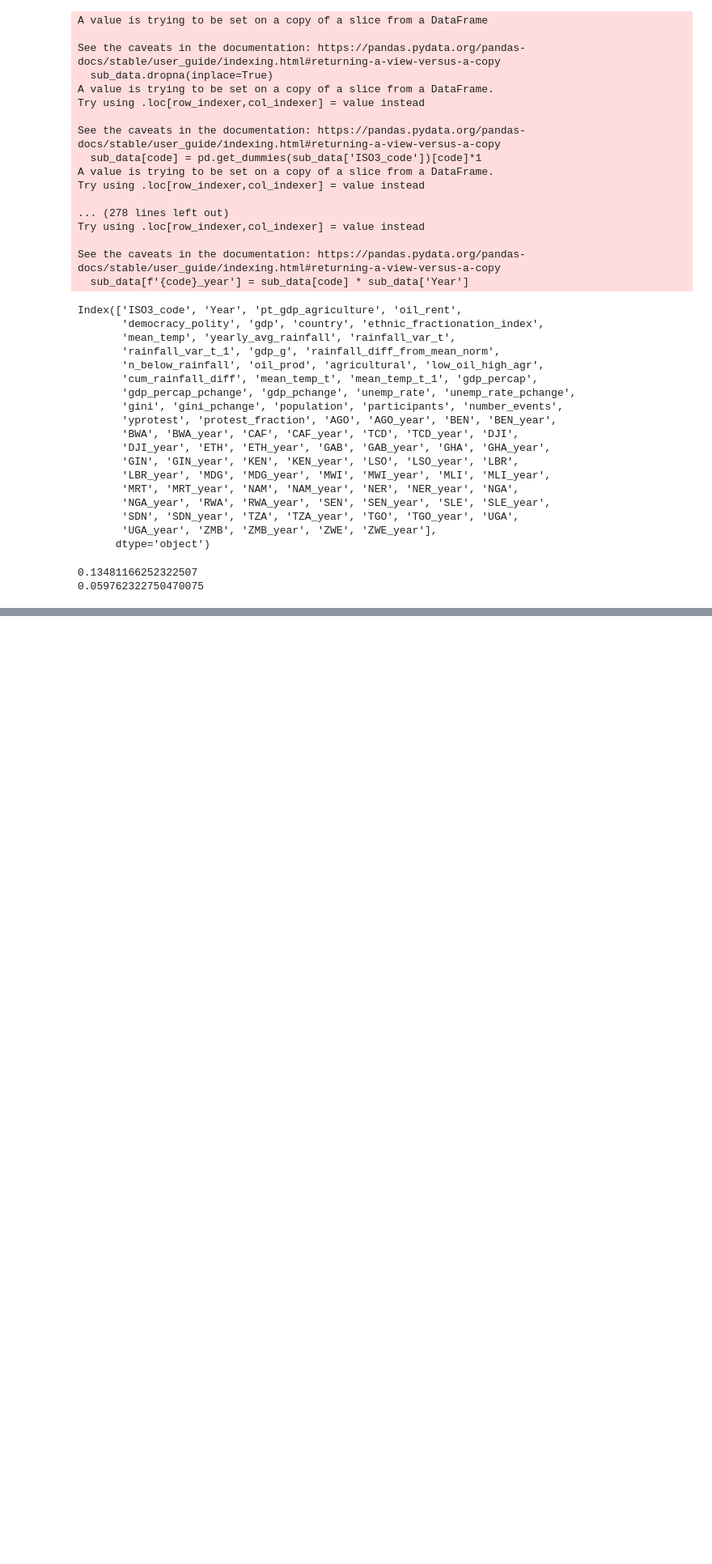
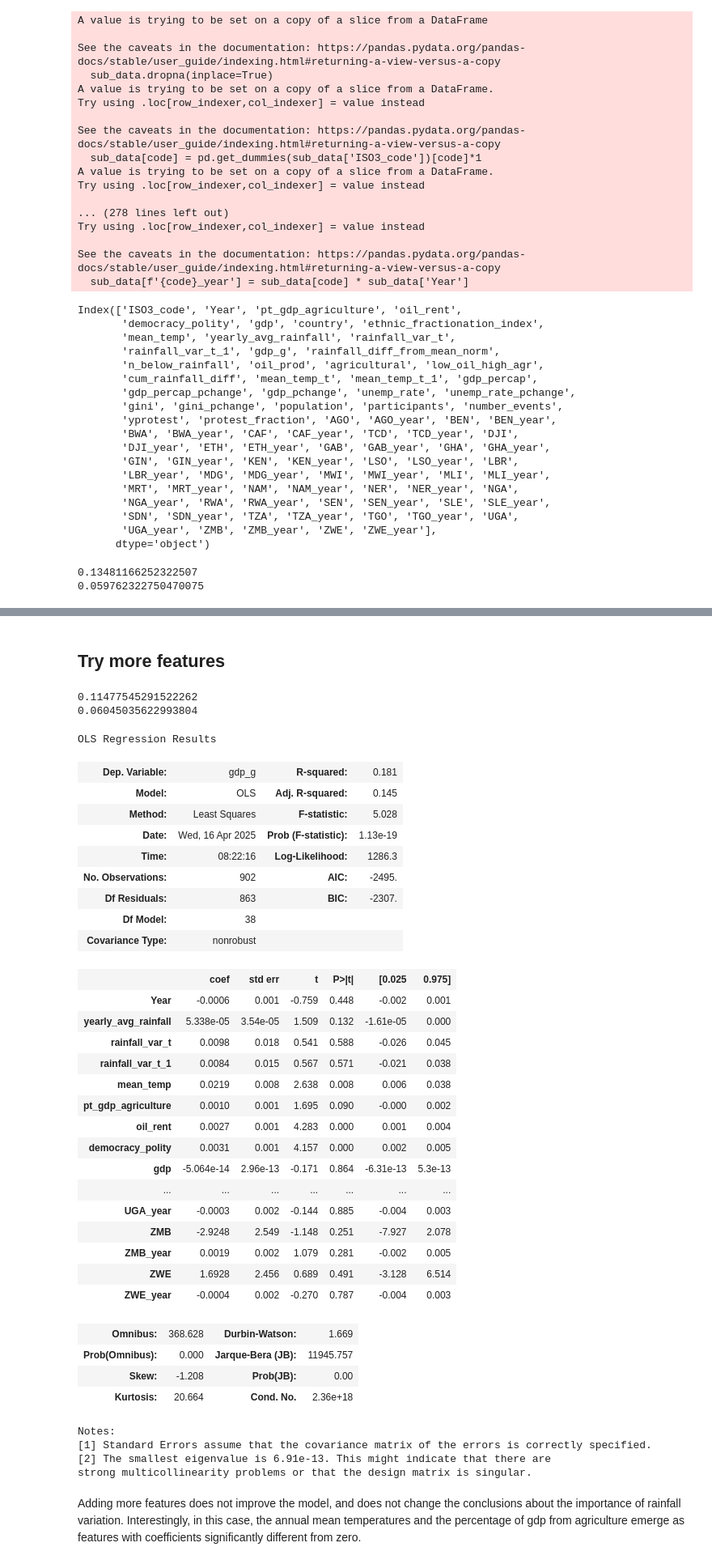
Before and after one commit to ebelchio12/nature-and-conflicts, a Jupyter notebook: 03_models/01_rainfall_gdp_change/linear_models.ipynb, the cells around one changed output, grey strips where cells are left out. Shown: that part at 81% size. Saved outputs shown, nothing was run; the diff lists cells and outputs as text; code cells hidden in the pictures; blank space fills up the shorter version.

```diff
--- a/03_models/01_rainfall_gdp_change/linear_models.ipynb
+++ b/03_models/01_rainfall_gdp_change/linear_models.ipynb
@@ -298,0 +186,53 @@ print(feature_importance_df)
+# %% [markdown]
+## Try more features
+# %%
+feats = ['Year', 'yearly_avg_rainfall', 'rainfall_var_t', 'rainfall_var_t_1', 'mean_temp', 'pt_gdp_agriculture', 'oil_rent', 'democracy_polity', 'gdp', 'gini', 'protest_fraction']
+# %%
+interaction_lr = LinearRegression()
+interaction_lr.fit(sub_data[feats + cols], sub_data['gdp_g'])
+print(interaction_lr.score(sub_data[feats + cols], sub_data['gdp_g']))
+print(root_mean_squared_error(sub_data['gdp_g'], interaction_lr.predict(sub_data[feats+cols])))
+# %% [output]
+0.11477545291522262
+0.06045035622993804
+# %%
+ols = sm.OLS(sub_data['gdp_g'], sub_data[feats+cols])
+ols_result = ols.fit()
+ols_result.summary()
+# %% [output]
+OLS Regression Results
+| Dep. Variable: | gdp_g | R-squared: | 0.181 |
+| Model: | OLS | Adj. R-squared: | 0.145 |
+| Method: | Least Squares | F-statistic: | 5.028 |
+| Date: | Wed, 16 Apr 2025 | Prob (F-statistic): | 1.13e-19 |
+| Time: | 08:22:16 | Log-Likelihood: | 1286.3 |
+| No. Observations: | 902 | AIC: | -2495. |
+| Df Residuals: | 863 | BIC: | -2307. |
+| Df Model: | 38 |  |  |
+| Covariance Type: | nonrobust |  |  |
+|  | coef | std err | t | P>|t| | [0.025 | 0.975] |
+| Year | -0.0006 | 0.001 | -0.759 | 0.448 | -0.002 | 0.001 |
+| yearly_avg_rainfall | 5.338e-05 | 3.54e-05 | 1.509 | 0.132 | -1.61e-05 | 0.000 |
+| rainfall_var_t | 0.0098 | 0.018 | 0.541 | 0.588 | -0.026 | 0.045 |
+| rainfall_var_t_1 | 0.0084 | 0.015 | 0.567 | 0.571 | -0.021 | 0.038 |
+| mean_temp | 0.0219 | 0.008 | 2.638 | 0.008 | 0.006 | 0.038 |
+| pt_gdp_agriculture | 0.0010 | 0.001 | 1.695 | 0.090 | -0.000 | 0.002 |
+| oil_rent | 0.0027 | 0.001 | 4.283 | 0.000 | 0.001 | 0.004 |
+| democracy_polity | 0.0031 | 0.001 | 4.157 | 0.000 | 0.002 | 0.005 |
+| gdp | -5.064e-14 | 2.96e-13 | -0.171 | 0.864 | -6.31e-13 | 5.3e-13 |
+| ... | ... | ... | ... | ... | ... | ... |
+| UGA_year | -0.0003 | 0.002 | -0.144 | 0.885 | -0.004 | 0.003 |
+| ZMB | -2.9248 | 2.549 | -1.148 | 0.251 | -7.927 | 2.078 |
+| ZMB_year | 0.0019 | 0.002 | 1.079 | 0.281 | -0.002 | 0.005 |
+| ZWE | 1.6928 | 2.456 | 0.689 | 0.491 | -3.128 | 6.514 |
+| ZWE_year | -0.0004 | 0.002 | -0.270 | 0.787 | -0.004 | 0.003 |
+| Omnibus: | 368.628 | Durbin-Watson: | 1.669 |
+| Prob(Omnibus): | 0.000 | Jarque-Bera (JB): | 11945.757 |
+| Skew: | -1.208 | Prob(JB): | 0.00 |
+| Kurtosis: | 20.664 | Cond. No. | 2.36e+18 |
+Notes:
+[1] Standard Errors assume that the covariance matrix of the errors is correctly specified.
+[2] The smallest eigenvalue is 6.91e-13. This might indicate that there are
+strong multicollinearity problems or that the design matrix is singular.
+# %% [markdown]
+Adding more features does not improve the model, and does not change the conclusions about the importance of rainfall variation. Interestingly, in this case, the annual mean temperatures and the percentage of gdp from agriculture emerge as features with coefficients significantly different from zero.
```
Also changed, not shown: parts of 21 cells of this notebook, 1 other file.
